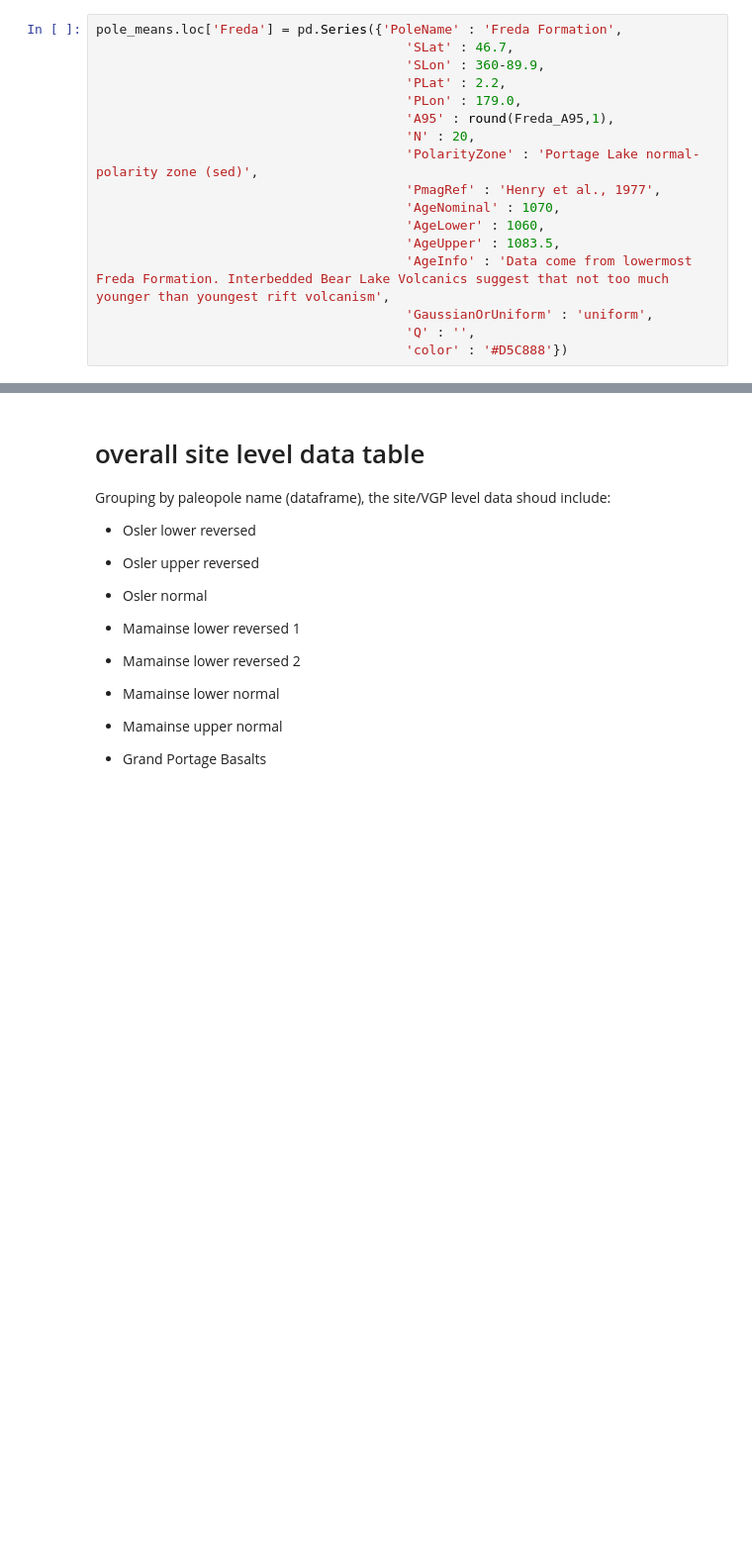
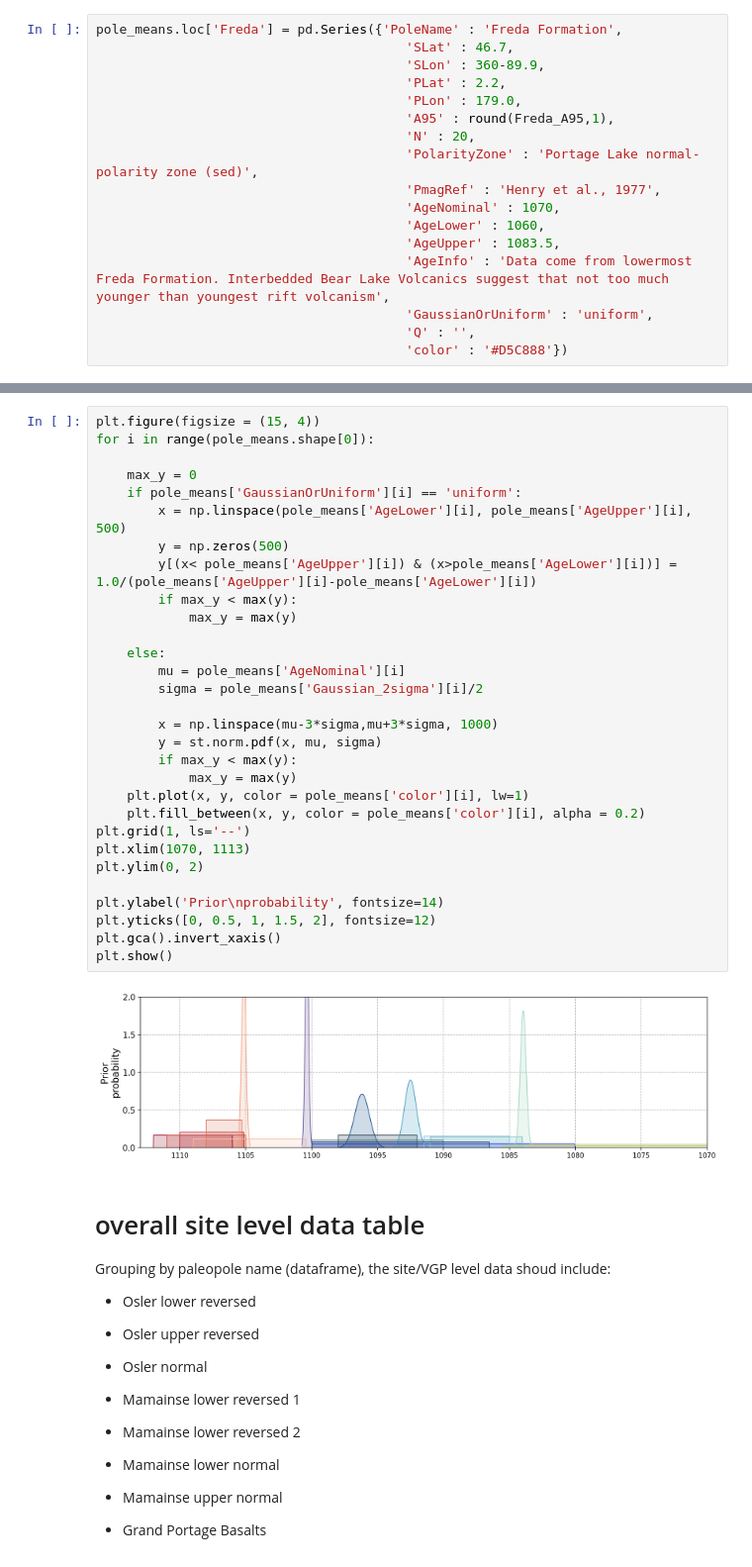
Before and after one commit to Swanson-Hysell-Group/2024_SWLLIP, a Jupyter notebook: code/Keweenawan_Track_VGP_compilation.ipynb, the cells around one changed output, grey strips where cells are left out. Shown at 99% size. Cells and saved outputs as stored; diff of their text form; blank space fills up the shorter version.

```diff
--- a/code/Keweenawan_Track_VGP_compilation.ipynb
+++ b/code/Keweenawan_Track_VGP_compilation.ipynb
@@ -1891,4 +2008,36 @@ pole_means
 | Freda | Freda Formation | 46.7 | 270.1 | 2.2 | 179.0 | 4.2 | NaN | 20 | Portage Lake normal-polarity zone... | Henry et al., 1977 | ... |
+# %%
+plt.figure(figsize = (15, 4))
+for i in range(pole_means.shape[0]):
+
+    max_y = 0
+    if pole_means['GaussianOrUniform'][i] == 'uniform':
+        x = np.linspace(pole_means['AgeLower'][i], pole_means['AgeUpper'][i], 500)
+        y = np.zeros(500)
+        y[(x< pole_means['AgeUpper'][i]) & (x>pole_means['AgeLower'][i])] = 1.0/(pole_means['AgeUpper'][i]-pole_means['AgeLower'][i])
+        if max_y < max(y):
+            max_y = max(y)
+
+    else:
+        mu = pole_means['AgeNominal'][i]
+        sigma = pole_means['Gaussian_2sigma'][i]/2
+
+        x = np.linspace(mu-3*sigma,mu+3*sigma, 1000)
+        y = st.norm.pdf(x, mu, sigma)
+        if max_y < max(y):
+            max_y = max(y)
+    plt.plot(x, y, color = pole_means['color'][i], lw=1)
+    plt.fill_between(x, y, color = pole_means['color'][i], alpha = 0.2)
+plt.grid(1, ls='--')
+plt.xlim(1070, 1113)
+plt.ylim(0, 2)
+
+plt.ylabel('Prior\nprobability', fontsize=14)
+plt.yticks([0, 0.5, 1, 1.5, 2], fontsize=12)
+plt.gca().invert_xaxis()
+plt.show()
+# %% [output]
+[figure, added]
 # %% [markdown]
 # overall site level data table
 
```
Also changed, not shown: parts of 21 cells of this notebook.
